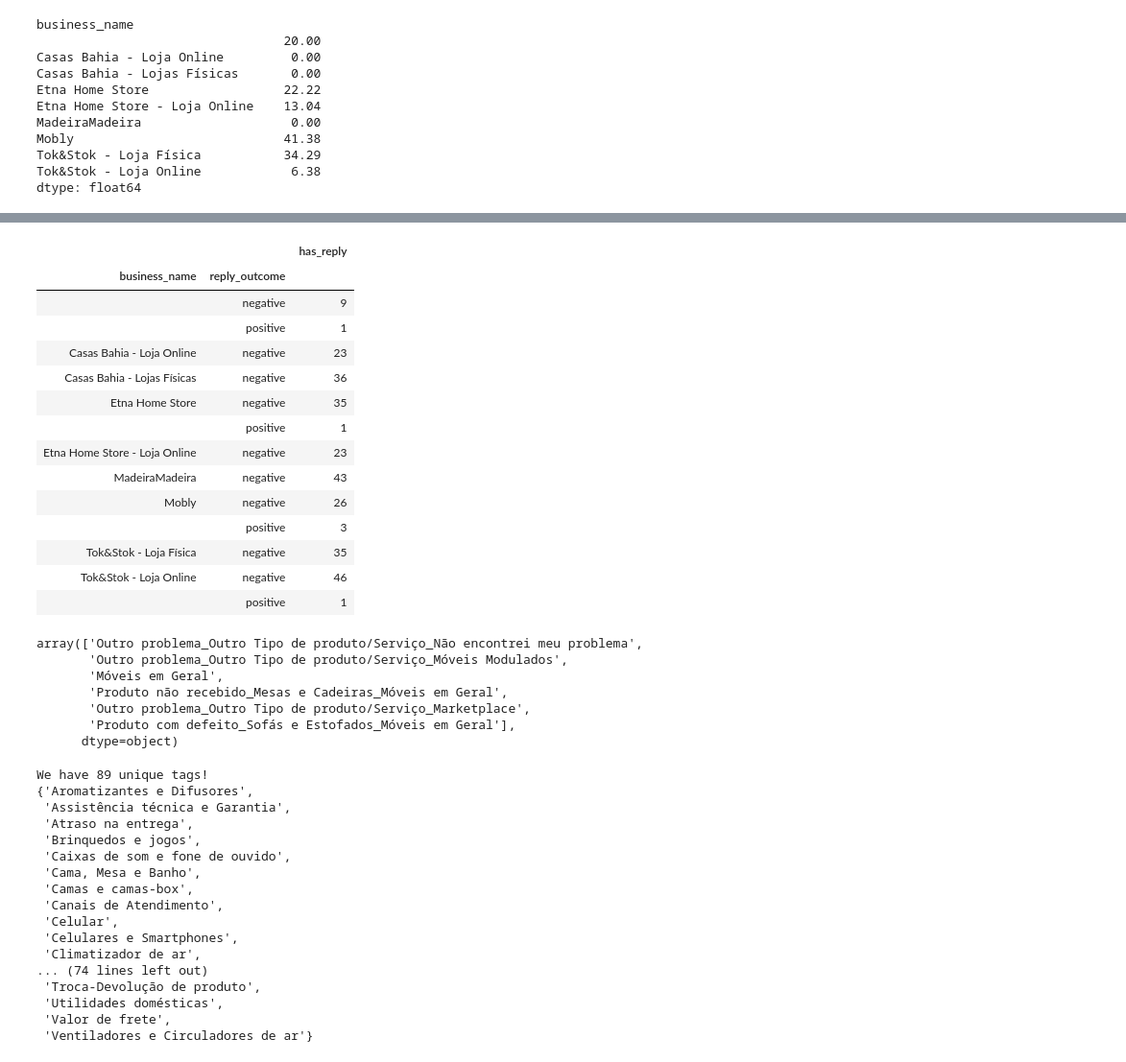
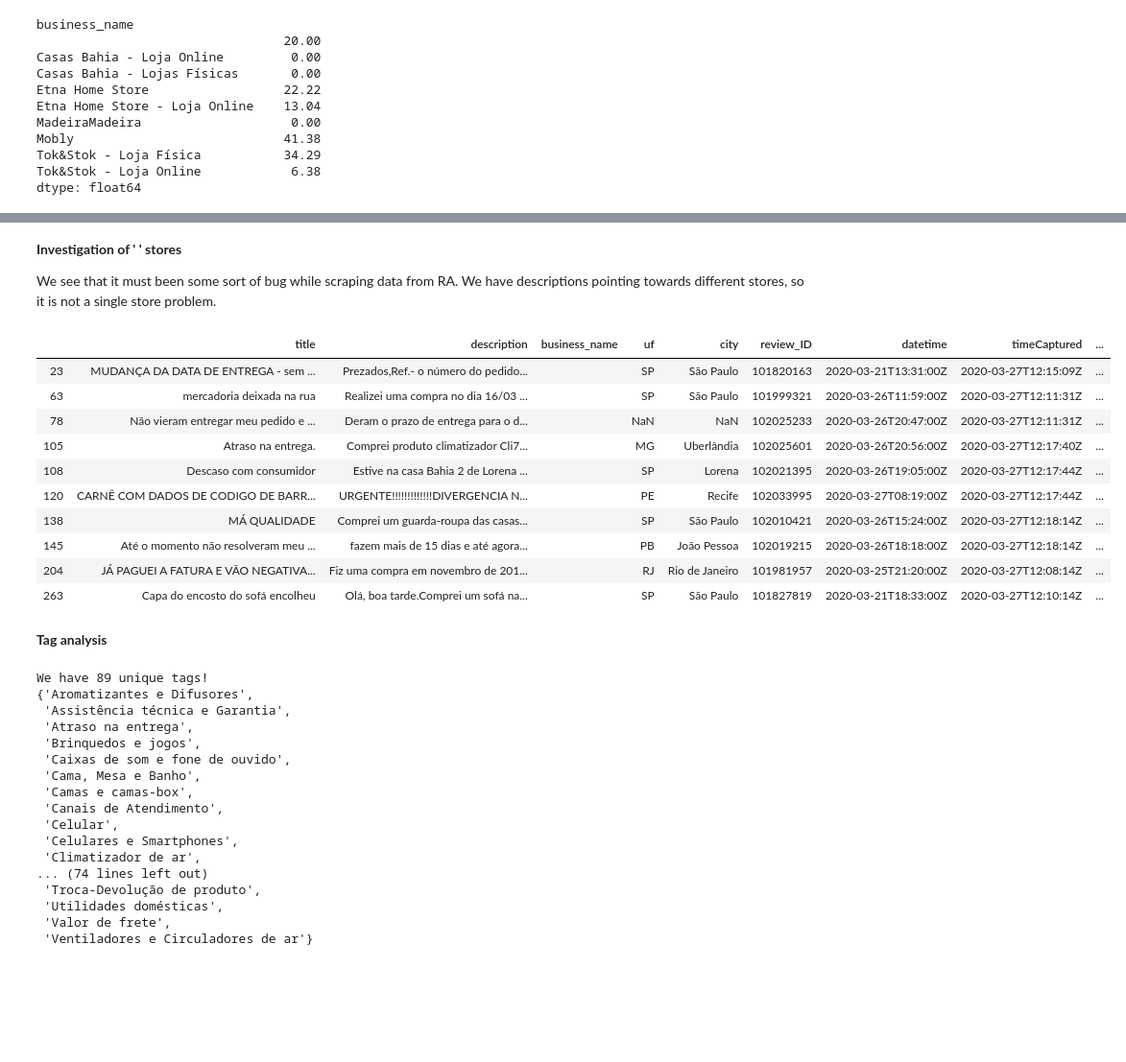
Before and after one commit to SPTime19/notebooks, a Jupyter notebook: EDA/FirstEda.ipynb, the cells around one changed output, grey strips where cells are left out. Shown at 96% size. Saved outputs shown, nothing was run; the diff lists cells and outputs as text; code cells hidden in the pictures; blank space fills up the shorter version.

```diff
--- a/EDA/FirstEda.ipynb
+++ b/EDA/FirstEda.ipynb
@@ -23,7 +25,7 @@ From our MVP target:
 from util import agg_jsonls  # helper function
 from pprint import pprint
 
-reviewsRA = agg_jsonls(".")
+reviewsRA = agg_jsonls("reclameaqui")
 print(f"We have a total of {len(reviewsRA)} reviews!")
 pprint(reviewsRA[0])
 # %% [output]
@@ -258,31 +202,23 @@ df.head()
-# %%
-df.groupby(["business_name", "reply_outcome"]).count()
-# %% [output]
-|  |  | has_reply |
-| business_name | reply_outcome |  |
-|  | negative | 9 |
-|  | positive | 1 |
-| Casas Bahia - Loja Online | negative | 23 |
-| Casas Bahia - Lojas Físicas | negative | 36 |
-| Etna Home Store | negative | 35 |
-|  | positive | 1 |
-| Etna Home Store - Loja Online | negative | 23 |
-| MadeiraMadeira | negative | 43 |
-| Mobly | negative | 26 |
-|  | positive | 3 |
-| Tok&Stok - Loja Física | negative | 35 |
-| Tok&Stok - Loja Online | negative | 46 |
-|  | positive | 1 |
-# %%
-df.loc[df.reply_outcome == "positive"].tags.values
-# %% [output]
-array(['Outro problema_Outro Tipo de produto/Serviço_Não encontrei meu problema',
-       'Outro problema_Outro Tipo de produto/Serviço_Móveis Modulados',
-       'Móveis em Geral',
-       'Produto não recebido_Mesas e Cadeiras_Móveis em Geral',
-       'Outro problema_Outro Tipo de produto/Serviço_Marketplace',
-       'Produto com defeito_Sofás e Estofados_Móveis em Geral'],
-      dtype=object)
+# %% [markdown]
+**Investigation of ' ' stores**
+
+We see that it must been some sort of bug while scraping data from RA. We have descriptions pointing towards different stores, so it is not a single store problem.
+# %%
+dff.loc[dff["business_name"]=='']
+# %% [output]
+|  | title | description | business_name | uf | city | review_ID | datetime | timeCaptured | ... |
+| 23 | MUDANÇA DA DATA DE ENTREGA - sem ... | Prezados,Ref.- o número do pedido... |  | SP | São Paulo | 101820163 | 2020-03-21T13:31:00Z | 2020-03-27T12:15:09Z | ... |
+| 63 | mercadoria deixada na rua | Realizei uma compra no dia 16/03 ... |  | SP | São Paulo | 101999321 | 2020-03-26T11:59:00Z | 2020-03-27T12:11:31Z | ... |
+| 78 | Não vieram entregar meu pedido e ... | Deram o prazo de entrega para o d... |  | NaN | NaN | 102025233 | 2020-03-26T20:47:00Z | 2020-03-27T12:11:31Z | ... |
+| 105 | Atraso na entrega. | Comprei produto climatizador Cli7... |  | MG | Uberlândia | 102025601 | 2020-03-26T20:56:00Z | 2020-03-27T12:17:40Z | ... |
+| 108 | Descaso com consumidor | Estive na casa Bahia 2 de Lorena ... |  | SP | Lorena | 102021395 | 2020-03-26T19:05:00Z | 2020-03-27T12:17:44Z | ... |
+| 120 | CARNÊ COM DADOS DE CODIGO DE BARR... | URGENTE!!!!!!!!!!!!!DIVERGENCIA N... |  | PE | Recife | 102033995 | 2020-03-27T08:19:00Z | 2020-03-27T12:17:44Z | ... |
+| 138 | MÁ QUALIDADE | Comprei um guarda-roupa das casas... |  | SP | São Paulo | 102010421 | 2020-03-26T15:24:00Z | 2020-03-27T12:18:14Z | ... |
+| 145 | Até o momento não resolveram meu ... | fazem mais de 15 dias e até agora... |  | PB | João Pessoa | 102019215 | 2020-03-26T18:18:00Z | 2020-03-27T12:18:14Z | ... |
+| 204 | JÁ PAGUEI A FATURA E VÃO NEGATIVA... | Fiz uma compra em novembro de 201... |  | RJ | Rio de Janeiro | 101981957 | 2020-03-25T21:20:00Z | 2020-03-27T12:08:14Z | ... |
+| 263 | Capa do encosto do sofá encolheu | Olá, boa tarde.Comprei um sofá na... |  | SP | São Paulo | 101827819 | 2020-03-21T18:33:00Z | 2020-03-27T12:10:14Z | ... |
+# %% [markdown]
+**Tag analysis**
 # %%
 unique_tags = set()
 for review in reviewsRA:
```
Also changed, not shown: parts of 15 cells of this notebook.
